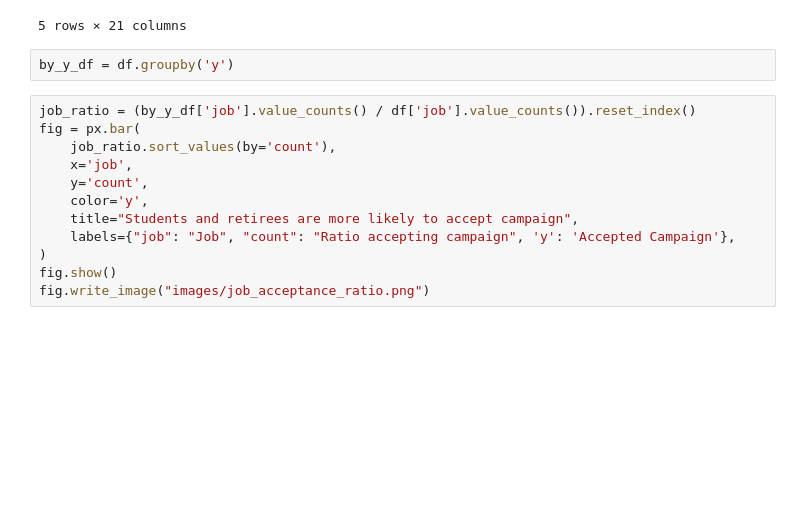
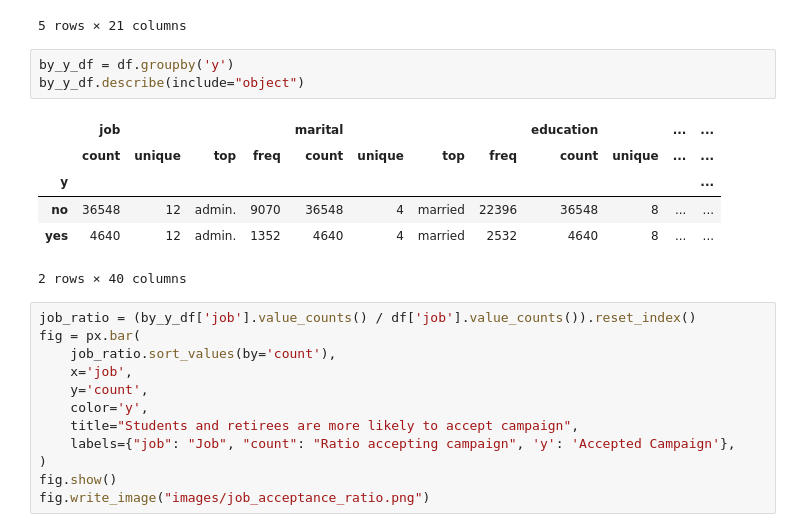
Before and after one commit to mattdabit/bank-marketing, a Jupyter notebook: bank_marketing.ipynb, the cells around one changed output. Drawn from its saved outputs; the diff is of its cells as text; blank space fills up the shorter version.

```diff
--- a/bank_marketing.ipynb
+++ b/bank_marketing.ipynb
@@ -145,6 +145,14 @@ df.sample(5)
 5 rows × 21 columns
 # %%
 by_y_df = df.groupby('y')
+by_y_df.describe(include="object")
+# %% [output]
+|  | job |  |  |  | marital |  |  |  | education |  | ... | ... |
+|  | count | unique | top | freq | count | unique | top | freq | count | unique | ... | ... |
+| y |  |  |  |  |  |  |  |  |  |  |  | ... |
+| no | 36548 | 12 | admin. | 9070 | 36548 | 4 | married | 22396 | 36548 | 8 | ... | ... |
+| yes | 4640 | 12 | admin. | 1352 | 4640 | 4 | married | 2532 | 4640 | 8 | ... | ... |
+2 rows × 40 columns
 # %%
 job_ratio = (by_y_df['job'].value_counts() / df['job'].value_counts()).reset_index()
 fig = px.bar(
```
Also changed, not shown: parts of 2 cells of this notebook, 2 other files.
